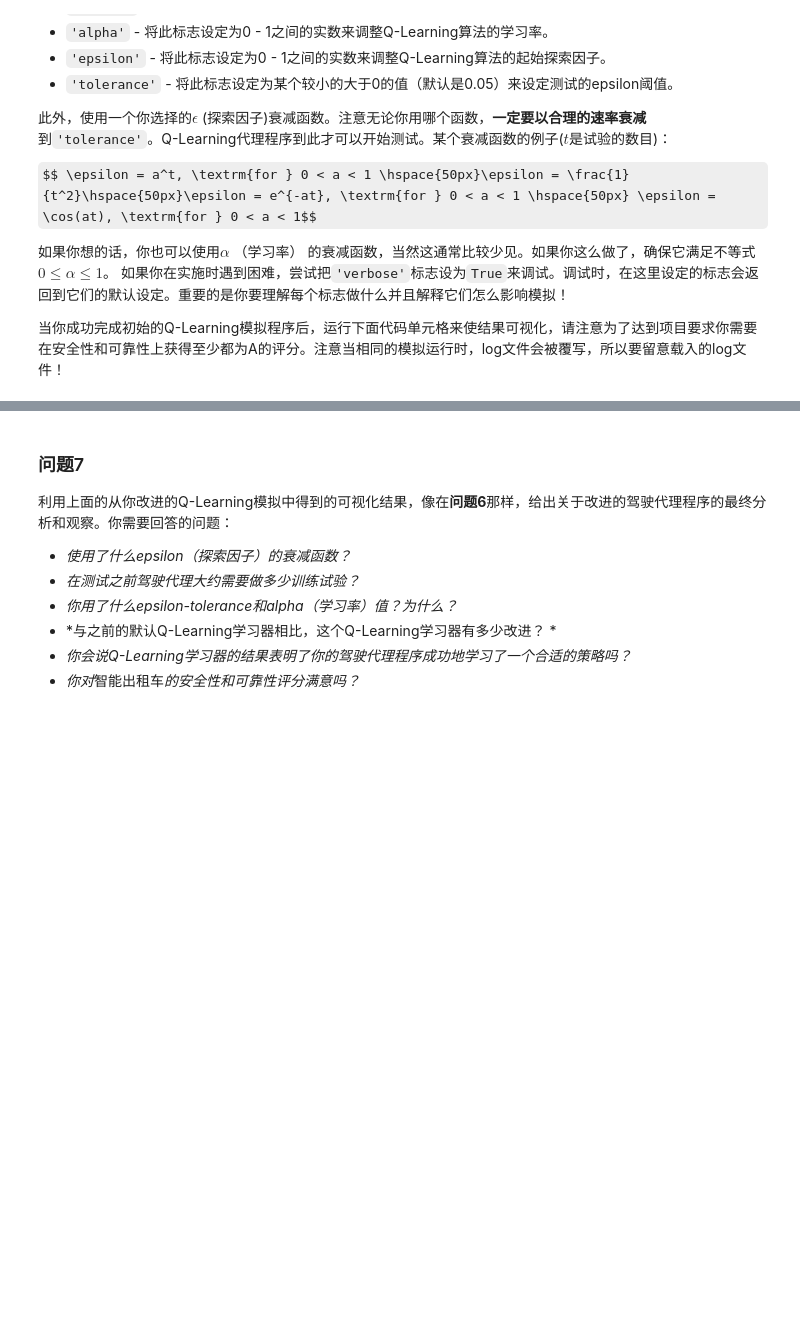
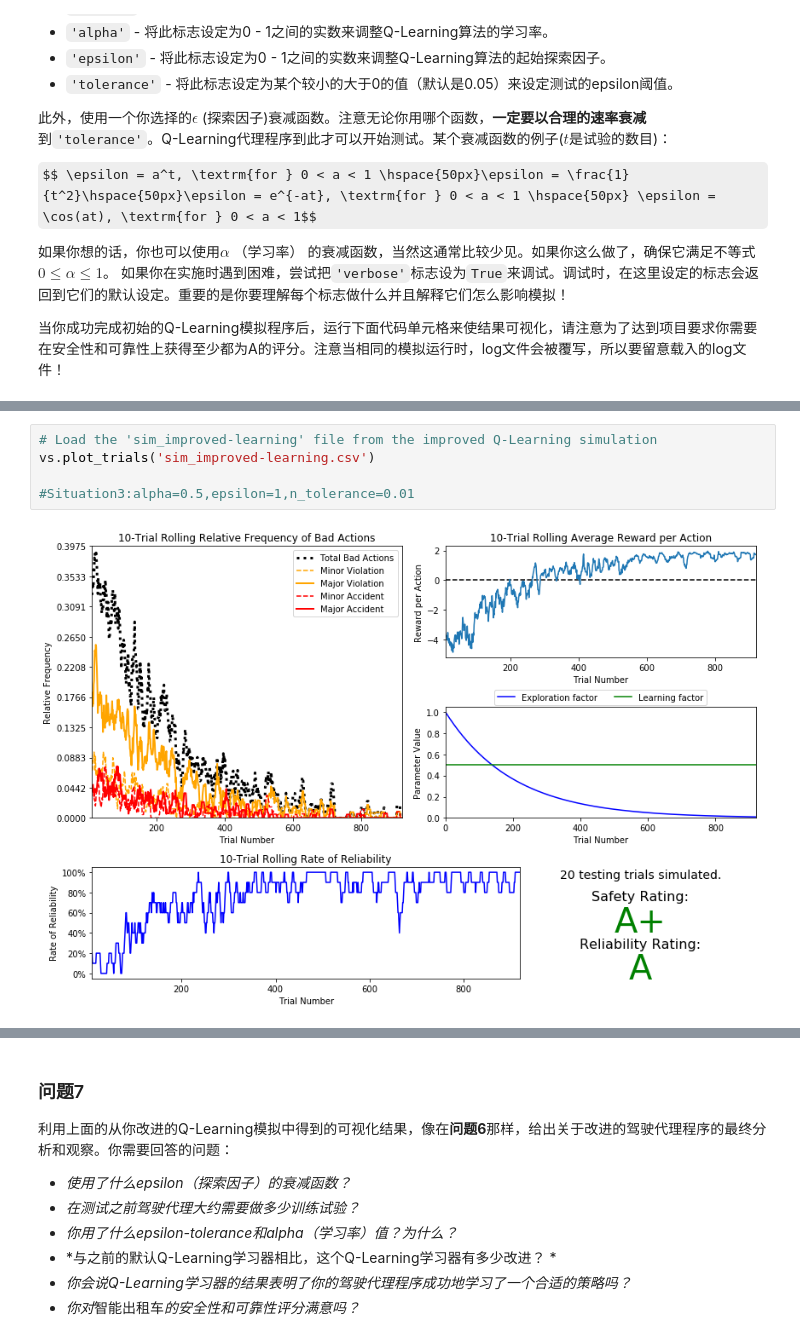
Before and after one commit to hsiang522/Udacity-project, a Jupyter notebook: smartcab/smartcab.ipynb, the cells around one changed output, grey strips where cells are left out. Drawn from its saved outputs; the diff is of its cells as text; some formulas as TeX source; blank space fills up the shorter version.

```diff
--- a/smartcab/smartcab.ipynb
+++ b/smartcab/smartcab.ipynb
@@ -241,0 +267,7 @@ $$ \epsilon = a^t, \textrm{for } 0 < a < 1 \hspace{50px}\epsilon = \frac{1}{t^2}
+# %%
+# Load the 'sim_improved-learning' file from the improved Q-Learning simulation
+vs.plot_trials('sim_improved-learning.csv')
+
+#Situation3:alpha=0.5,epsilon=1,n_tolerance=0.01
+# %% [output]
+[figure, added]
```
Also changed, not shown: parts of 17 cells of this notebook, 2 other files.
